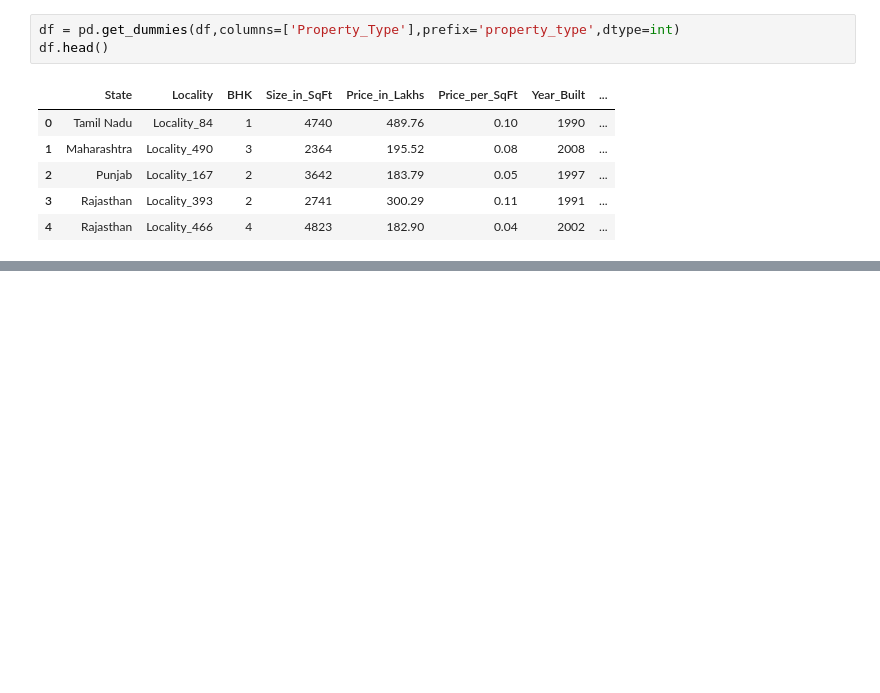
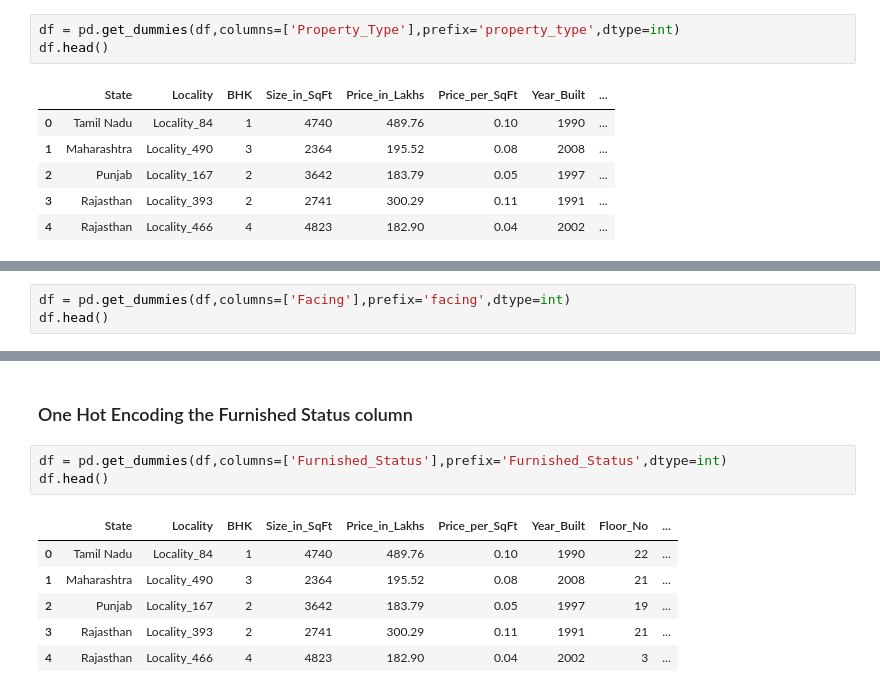
Before and after one commit to mukundnaramesh2605/Real-Estate-Investment-Advisor---Predicting-Property-Profitability-Future-Value, a Jupyter notebook: encoding.ipynb, the cells around one changed output, grey strips where cells are left out. Drawn from its saved outputs; the diff is of its cells as text; blank space fills up the shorter version.

```diff
--- a/encoding.ipynb
+++ b/encoding.ipynb
@@ -40,0 +44,3 @@ df.head()
+# %%
+df = pd.get_dummies(df,columns=['Facing'],prefix='facing',dtype=int)
+df.head()
@@ -40,0 +54,12 @@ df.head()
+# %% [markdown]
+### One Hot Encoding the Furnished Status column
+# %%
+df = pd.get_dummies(df,columns=['Furnished_Status'],prefix='Furnished_Status',dtype=int)
+df.head()
+# %% [output]
+|  | State | Locality | BHK | Size_in_SqFt | Price_in_Lakhs | Price_per_SqFt | Year_Built | Floor_No | ... |
+| 0 | Tamil Nadu | Locality_84 | 1 | 4740 | 489.76 | 0.10 | 1990 | 22 | ... |
+| 1 | Maharashtra | Locality_490 | 3 | 2364 | 195.52 | 0.08 | 2008 | 21 | ... |
+| 2 | Punjab | Locality_167 | 2 | 3642 | 183.79 | 0.05 | 1997 | 19 | ... |
+| 3 | Rajasthan | Locality_393 | 2 | 2741 | 300.29 | 0.11 | 1991 | 21 | ... |
+| 4 | Rajasthan | Locality_466 | 4 | 4823 | 182.90 | 0.04 | 2002 | 3 | ... |
```
Also changed, not shown: parts of 5 cells of this notebook.
